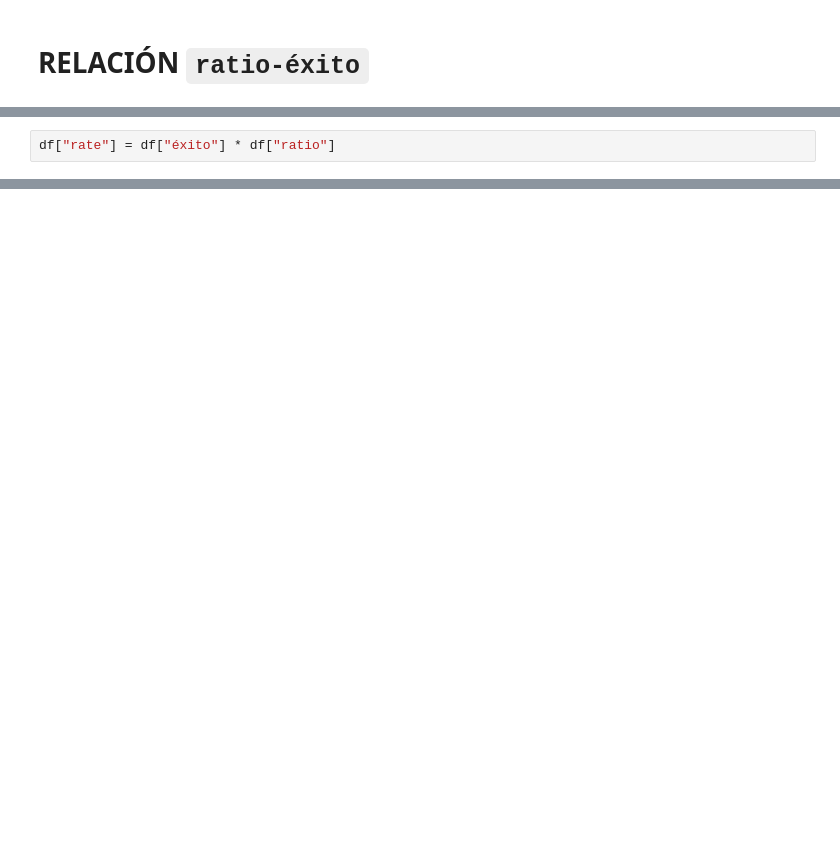
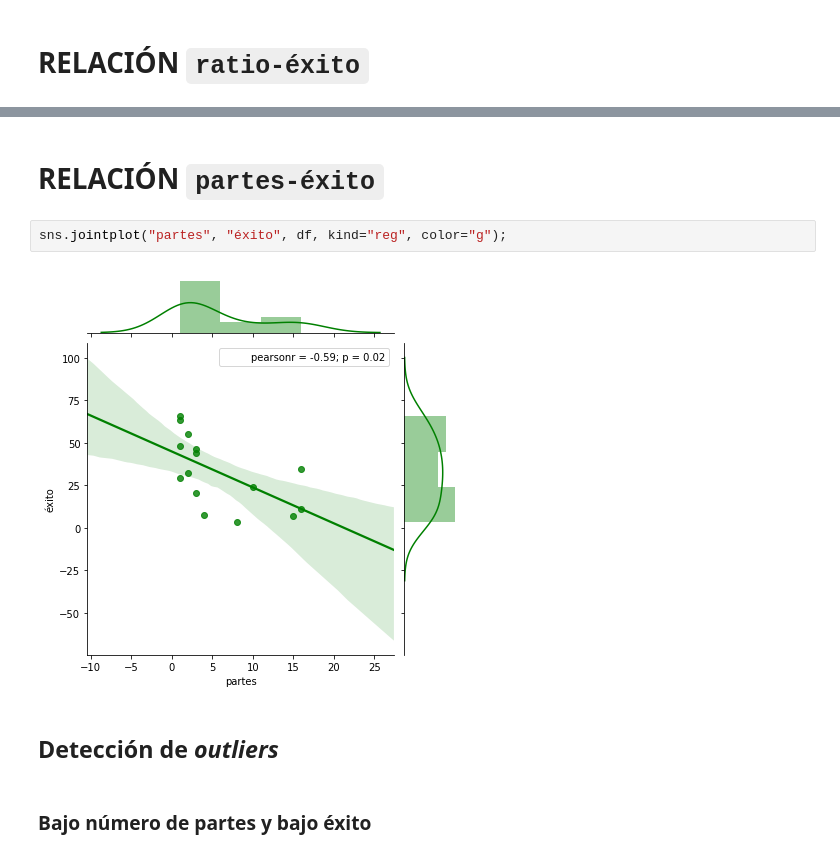
Before and after one commit to iespuertodelacruz/analitica, a Jupyter notebook: 2017-2018/eval1.ipynb, the cells around one changed output, grey strips where cells are left out. Cells and saved outputs as stored; diff of their text form; blank space fills up the shorter version.

```diff
--- a/2017-2018/eval1.ipynb
+++ b/2017-2018/eval1.ipynb
@@ -210,2 +227,0 @@ df[(df["éxito"] > 0) & (df["éxito"] < 20)
-# %%
-df["rate"] = df["éxito"] * df["ratio"]
@@ -235,0 +245,10 @@ df.sort_values("rate", ascending=False).tail(5)
+# %% [markdown]
+# RELACIÓN `partes-éxito`
+# %%
+sns.jointplot("partes", "éxito", df, kind="reg", color="g");
+# %% [output]
+[figure, added]
+# %% [markdown]
+## Detección de *outliers*
+# %% [markdown]
+### Bajo número de partes y bajo éxito
```
Also changed, not shown: parts of 34 cells of this notebook, 1 other file.
